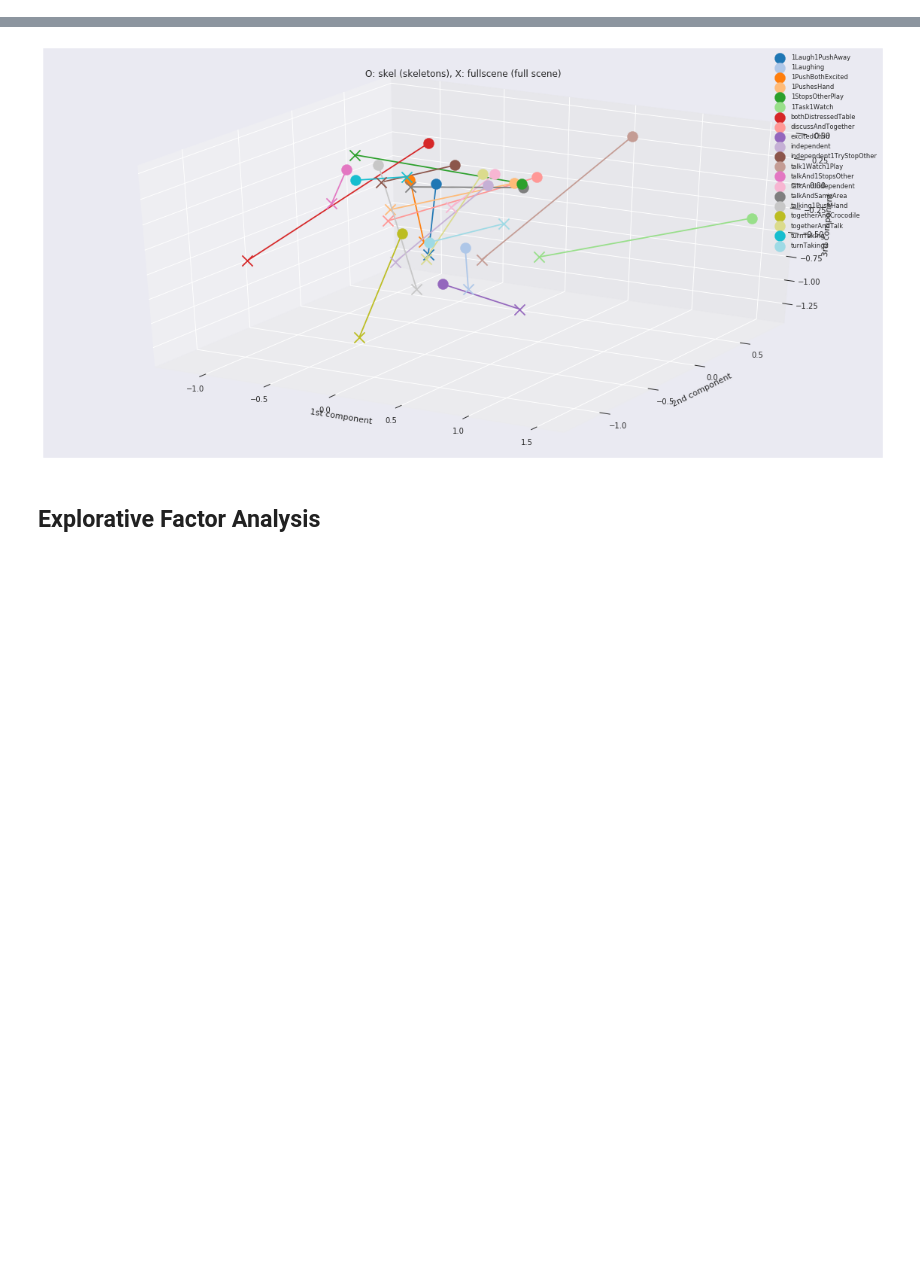
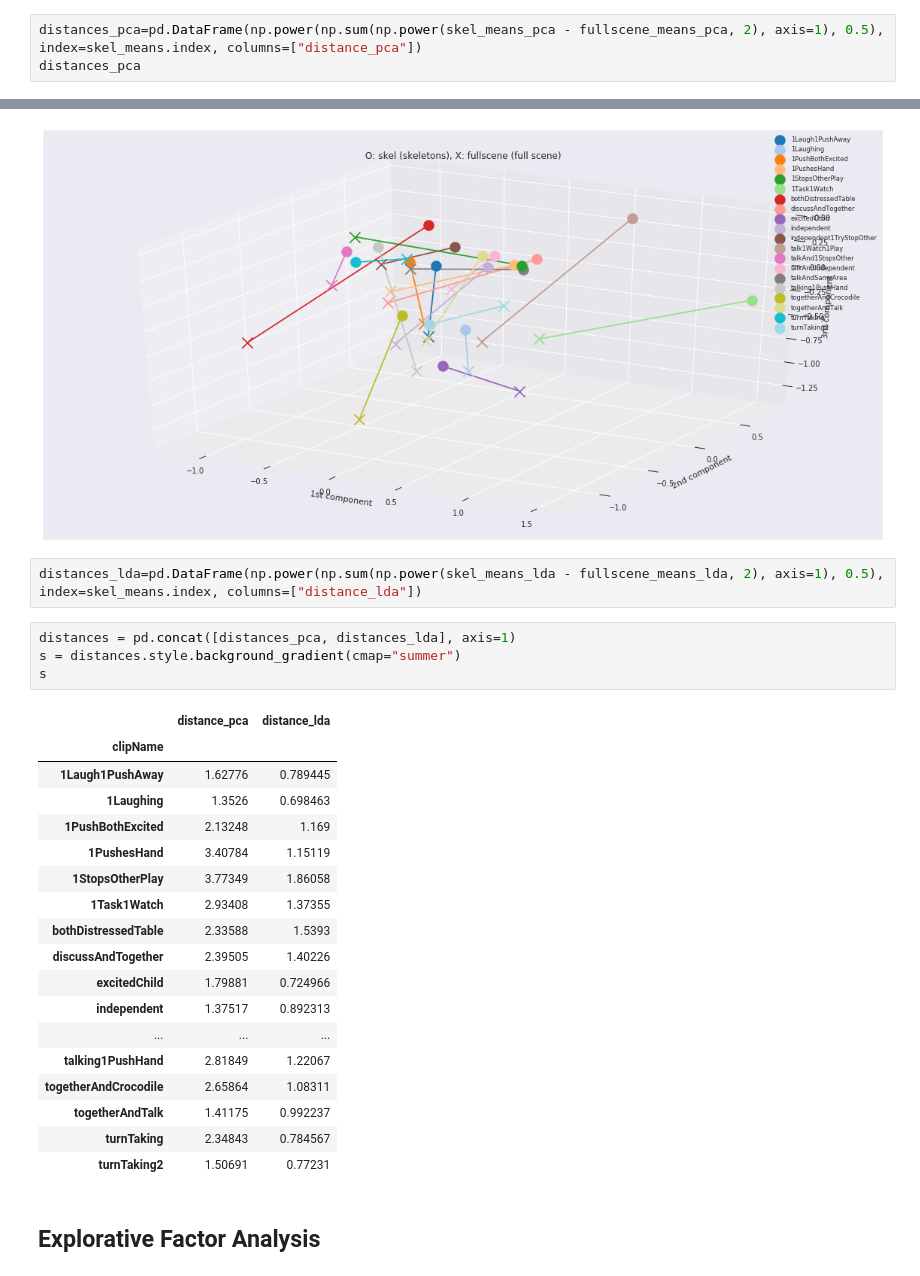
Before and after one commit to severin-lemaignan/pinsoro-kinematics, a Jupyter notebook: classification.ipynb, the cells around one changed output, grey strips where cells are left out. Drawn from its saved outputs; the diff is of its cells as text; blank space fills up the shorter version.

Commit message:
Added a comparison of the distances between skel and fullscene embeddings in PCA and LDA

```diff
--- a/classification.ipynb
+++ b/classification.ipynb
@@ -156,3 +156,6 @@ plot_compare_embeddings(skel_means_pca, fullscene_means_pca, skel_means.index,th
 # %% [output]
 [figure]
 [figure]
+# %%
+distances_pca=pd.DataFrame(np.power(np.sum(np.power(skel_means_pca - fullscene_means_pca, 2), axis=1), 0.5), index=skel_means.index, columns=["distance_pca"])
+distances_pca
@@ -207,6 +229,31 @@ plot_compare_embeddings(skel_means_lda, fullscene_means_lda, skel_means.index,th
 # %% [output]
 [figure]
 [figure]
+# %%
+distances_lda=pd.DataFrame(np.power(np.sum(np.power(skel_means_lda - fullscene_means_lda, 2), axis=1), 0.5), index=skel_means.index, columns=["distance_lda"])
+# %%
+distances = pd.concat([distances_pca, distances_lda], axis=1)
+s = distances.style.background_gradient(cmap="summer")
+s
+# %% [output]
+|  | distance_pca | distance_lda |
+| clipName |  |  |
+| 1Laugh1PushAway | 1.62776 | 0.789445 |
+| 1Laughing | 1.3526 | 0.698463 |
+| 1PushBothExcited | 2.13248 | 1.169 |
+| 1PushesHand | 3.40784 | 1.15119 |
+| 1StopsOtherPlay | 3.77349 | 1.86058 |
+| 1Task1Watch | 2.93408 | 1.37355 |
+| bothDistressedTable | 2.33588 | 1.5393 |
+| discussAndTogether | 2.39505 | 1.40226 |
+| excitedChild | 1.79881 | 0.724966 |
+| independent | 1.37517 | 0.892313 |
+| ... | ... | ... |
+| talking1PushHand | 2.81849 | 1.22067 |
+| togetherAndCrocodile | 2.65864 | 1.08311 |
+| togetherAndTalk | 1.41175 | 0.992237 |
+| turnTaking | 2.34843 | 0.784567 |
+| turnTaking2 | 1.50691 | 0.77231 |
 # %% [markdown]
 ## Explorative Factor Analysis
 # %%
```
Also changed, not shown: parts of 1 cell of this notebook.
